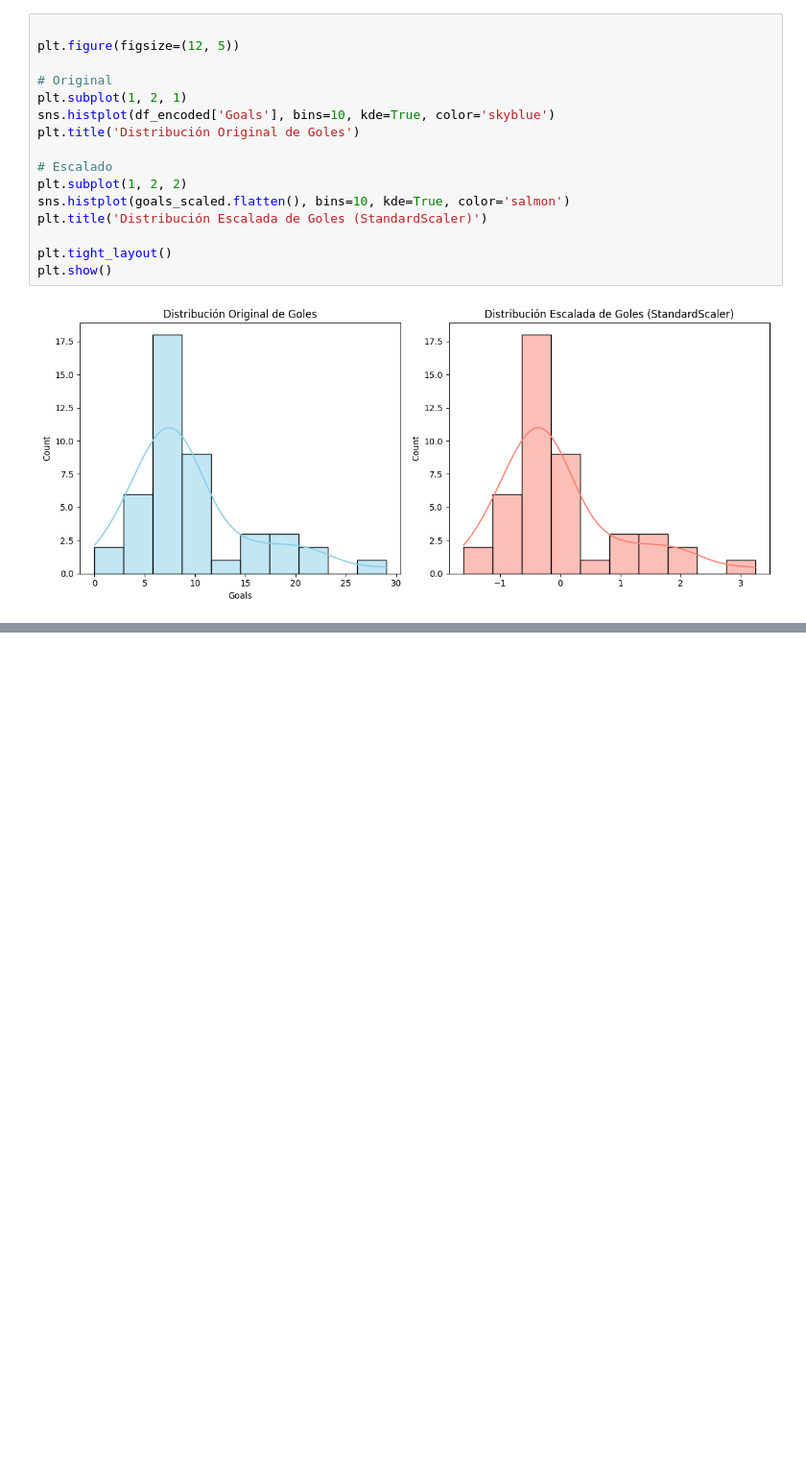
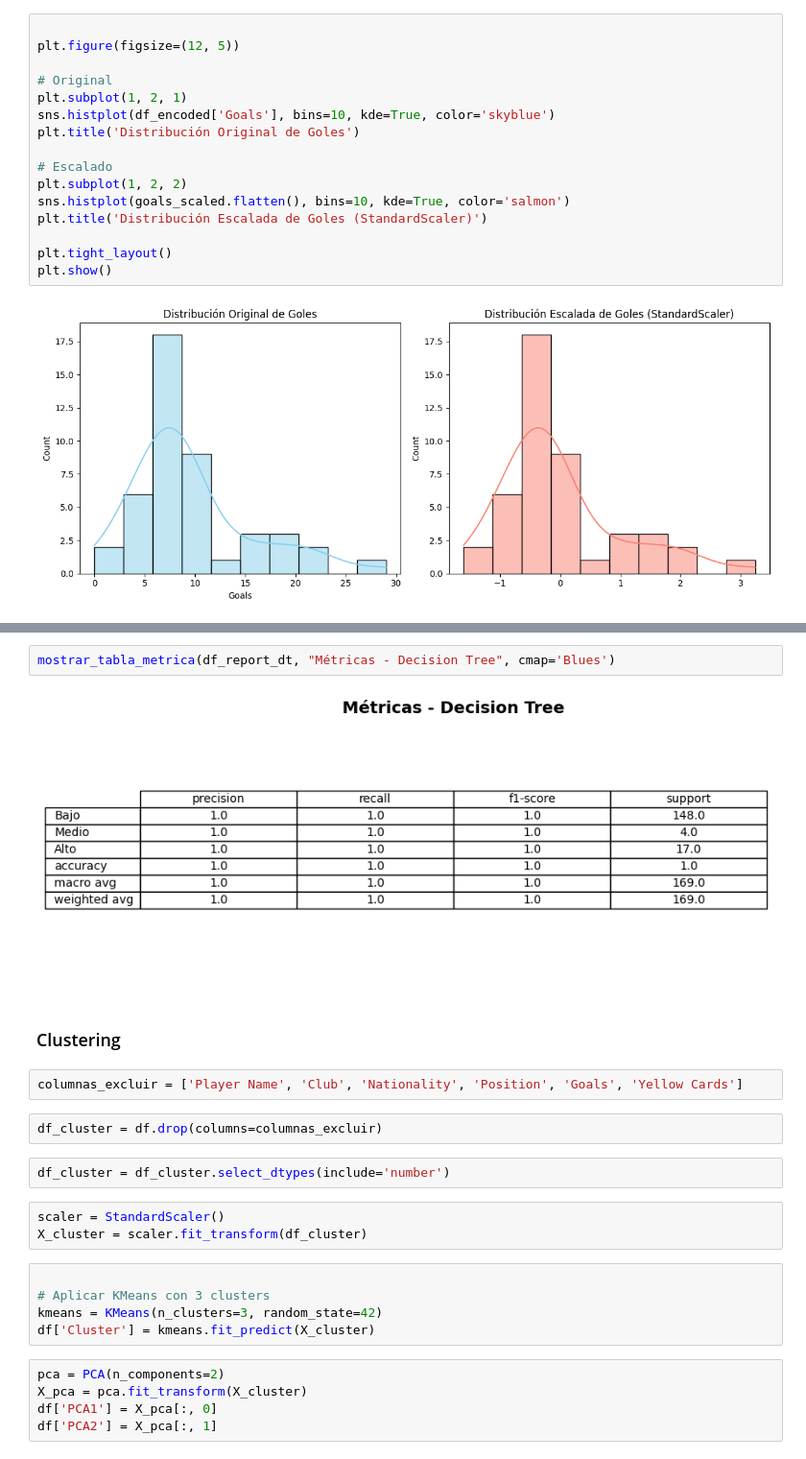
Before and after one commit to Carlosnava16/Unit-2-Use-case-, a Jupyter notebook: Unite 2 use case/epl_top_players_classification.ipynb, the cells around one changed output, grey strips where cells are left out. Shown at 96% size. Saved outputs shown, nothing was run; the diff lists cells and outputs as text; blank space fills up the shorter version.

```diff
--- a/Unite 2 use case/epl_top_players_classification.ipynb
+++ b/Unite 2 use case/epl_top_players_classification.ipynb
@@ -433,0 +484,25 @@ metrics_df
+# %%
+mostrar_tabla_metrica(df_report_dt, "Métricas - Decision Tree", cmap='Blues')
+# %% [output]
+[figure, added]
+# %% [markdown]
+### Clustering
+# %%
+columnas_excluir = ['Player Name', 'Club', 'Nationality', 'Position', 'Goals', 'Yellow Cards']
+# %%
+df_cluster = df.drop(columns=columnas_excluir)
+# %%
+df_cluster = df_cluster.select_dtypes(include='number')
+# %%
+scaler = StandardScaler()
+X_cluster = scaler.fit_transform(df_cluster)
+# %%
+
+# Aplicar KMeans con 3 clusters
+kmeans = KMeans(n_clusters=3, random_state=42)
+df['Cluster'] = kmeans.fit_predict(X_cluster)
+# %%
+pca = PCA(n_components=2)
+X_pca = pca.fit_transform(X_cluster)
+df['PCA1'] = X_pca[:, 0]
+df['PCA2'] = X_pca[:, 1]
```
Also changed, not shown: parts of 21 cells of this notebook.
